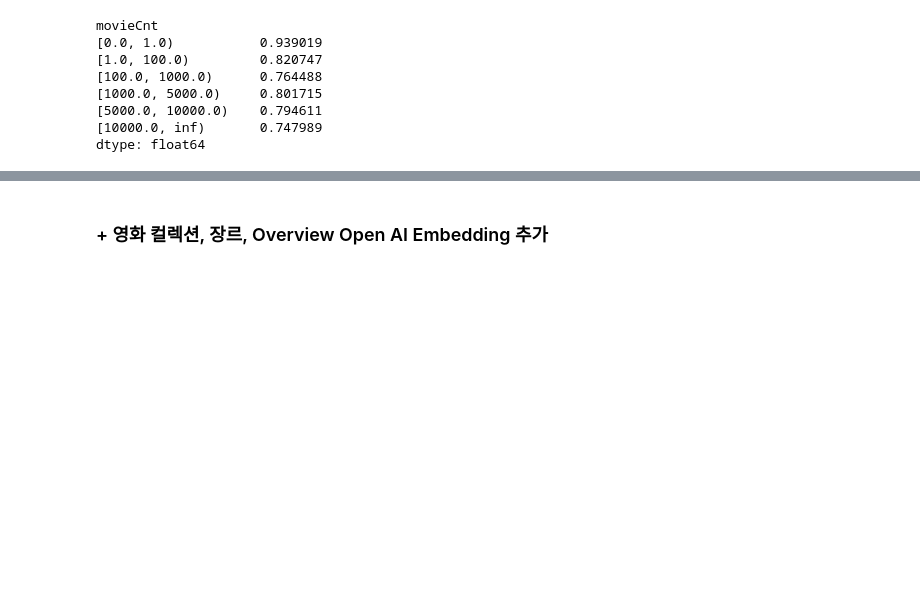
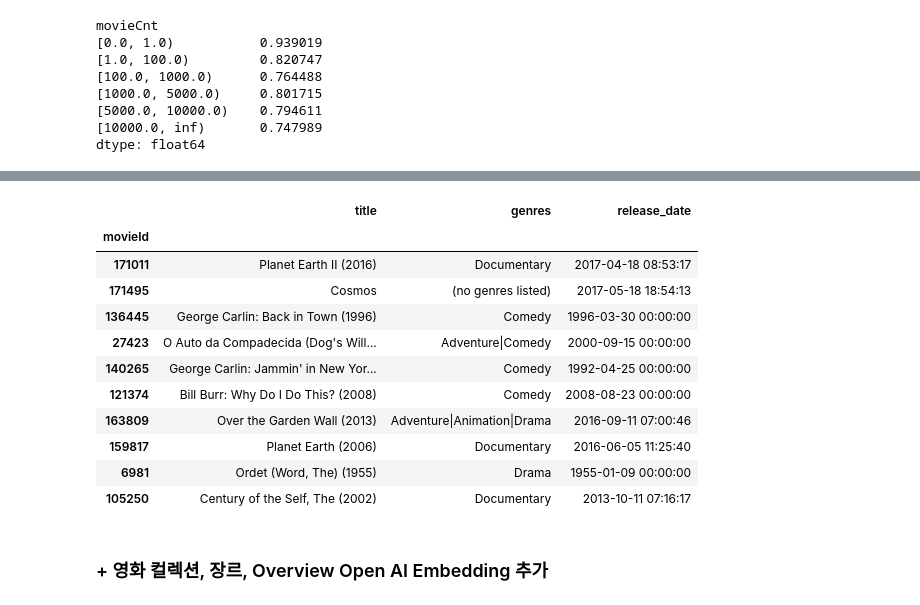
Before and after one commit to sunkusun9/rcmd_2503, a Jupyter notebook: 5.Matrix Factorization2.ipynb, the cells around one changed output, grey strips where cells are left out. Saved outputs shown, nothing was run; the diff lists cells and outputs as text; code cells hidden in the pictures; blank space fills up the shorter version.

```diff
--- a/5.Matrix Factorization2.ipynb
+++ b/5.Matrix Factorization2.ipynb
@@ -1014,3 +1014,12 @@ movieCnt
 [5000.0, 10000.0)    0.794611
 [10000.0, inf)       0.747989
 dtype: float64
+# %%
+prd = a_model.predict(
+    tf.data.Dataset.from_tensor_slices(
+        {'userId': [3] * len(df_movie), 'movieId': df_movie.index.tolist(),
+         'prev_movieId': [10000] * len(df_movie), 'prev_rating': [5] * len(df_movie)}
+    ).batch(128)
+)
+df_movie.iloc[np.argsort(-np.squeeze(prd))[:10]]
+# %% [output]
@@ -1017,3 +1027,15 @@ dtype: float64
+|  | title | genres | release_date |
+| movieId |  |  |  |
+| 171011 | Planet Earth II (2016) | Documentary | 2017-04-18 08:53:17 |
+| 171495 | Cosmos | (no genres listed) | 2017-05-18 18:54:13 |
+| 136445 | George Carlin: Back in Town (1996) | Comedy | 1996-03-30 00:00:00 |
+| 27423 | O Auto da Compadecida (Dog's Will... | Adventure|Comedy | 2000-09-15 00:00:00 |
+| 140265 | George Carlin: Jammin' in New Yor... | Comedy | 1992-04-25 00:00:00 |
+| 121374 | Bill Burr: Why Do I Do This? (2008) | Comedy | 2008-08-23 00:00:00 |
+| 163809 | Over the Garden Wall (2013) | Adventure|Animation|Drama | 2016-09-11 07:00:46 |
+| 159817 | Planet Earth (2006) | Documentary | 2016-06-05 11:25:40 |
+| 6981 | Ordet (Word, The) (1955) | Drama | 1955-01-09 00:00:00 |
+| 105250 | Century of the Self, The (2002) | Documentary | 2013-10-11 07:16:17 |
 # %% [markdown]
 ### + 영화 컬렉션, 장르, Overview Open AI Embedding 추가
 # %%
```
Also changed, not shown: parts of 7 cells of this notebook, 4 other files.
